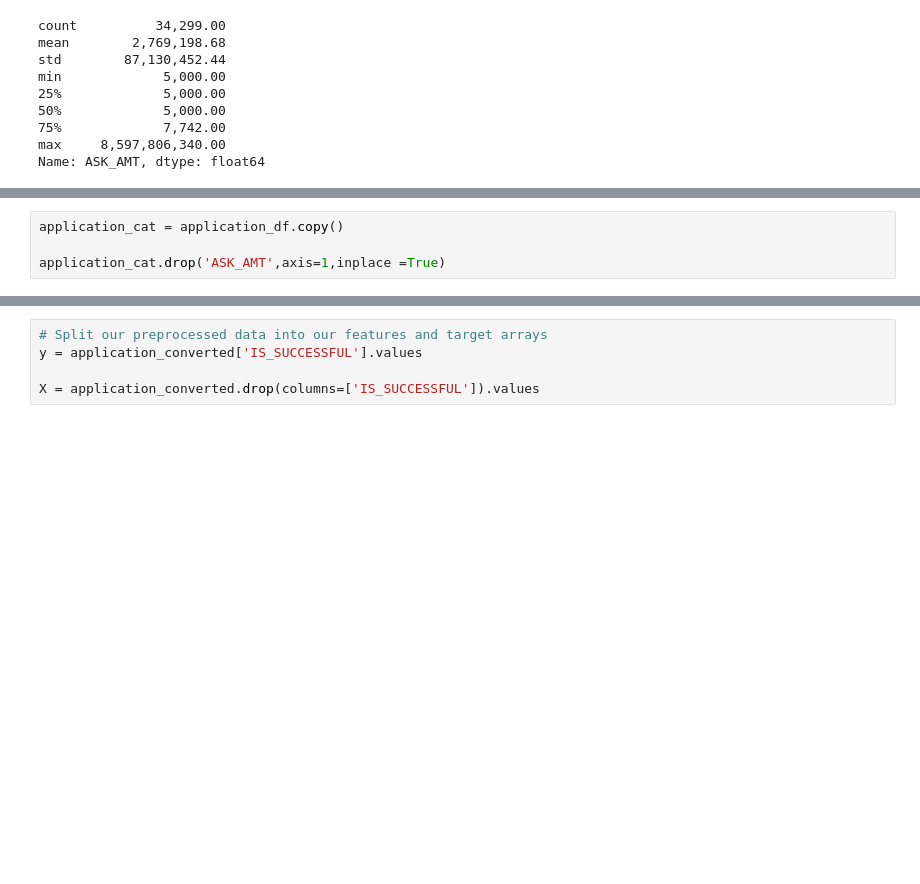
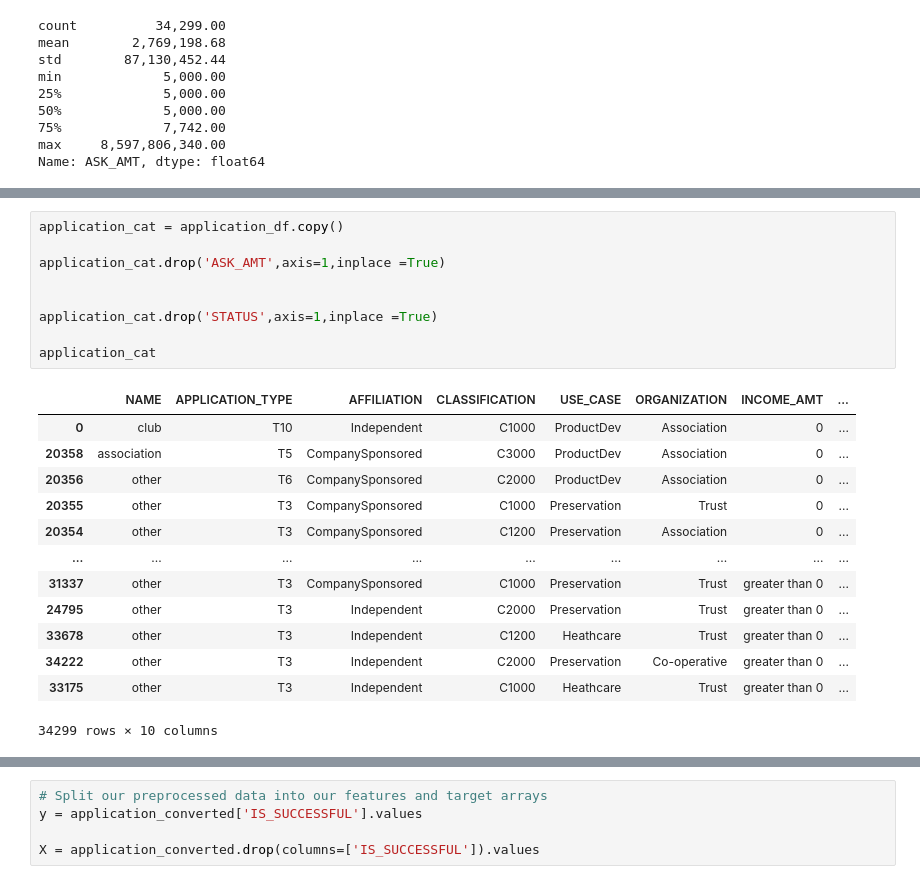
Before and after one commit to amydst/Deep-Learning-Challenge, a Jupyter notebook: AlphabetSoupCharity_Optimization_2.ipynb, the cells around one changed output, grey strips where cells are left out. Drawn from its saved outputs; the diff is of its cells as text; blank space fills up the shorter version.

```diff
--- a/AlphabetSoupCharity_Optimization_2.ipynb
+++ b/AlphabetSoupCharity_Optimization_2.ipynb
@@ -282,7 +438,26 @@ application_df.hvplot.scatter(x='index',
 # %%
 application_cat = application_df.copy()
 
 application_cat.drop('ASK_AMT',axis=1,inplace =True)
+
+
+application_cat.drop('STATUS',axis=1,inplace =True)
+
+application_cat
+# %% [output]
+|  | NAME | APPLICATION_TYPE | AFFILIATION | CLASSIFICATION | USE_CASE | ORGANIZATION | INCOME_AMT | ... |
+| 0 | club | T10 | Independent | C1000 | ProductDev | Association | 0 | ... |
+| 20358 | association | T5 | CompanySponsored | C3000 | ProductDev | Association | 0 | ... |
+| 20356 | other | T6 | CompanySponsored | C2000 | ProductDev | Association | 0 | ... |
+| 20355 | other | T3 | CompanySponsored | C1000 | Preservation | Trust | 0 | ... |
+| 20354 | other | T3 | CompanySponsored | C1200 | Preservation | Association | 0 | ... |
+| ... | ... | ... | ... | ... | ... | ... | ... | ... |
+| 31337 | other | T3 | CompanySponsored | C1000 | Preservation | Trust | greater than 0 | ... |
+| 24795 | other | T3 | Independent | C2000 | Preservation | Trust | greater than 0 | ... |
+| 33678 | other | T3 | Independent | C1200 | Heathcare | Trust | greater than 0 | ... |
+| 34222 | other | T3 | Independent | C2000 | Preservation | Co-operative | greater than 0 | ... |
+| 33175 | other | T3 | Independent | C1000 | Heathcare | Trust | greater than 0 | ... |
+34299 rows × 10 columns
 # %%
 # Convert categorical data to numeric with `pd.get_dummies`
 
```
Also changed, not shown: parts of 26 cells of this notebook, 4 other files.
